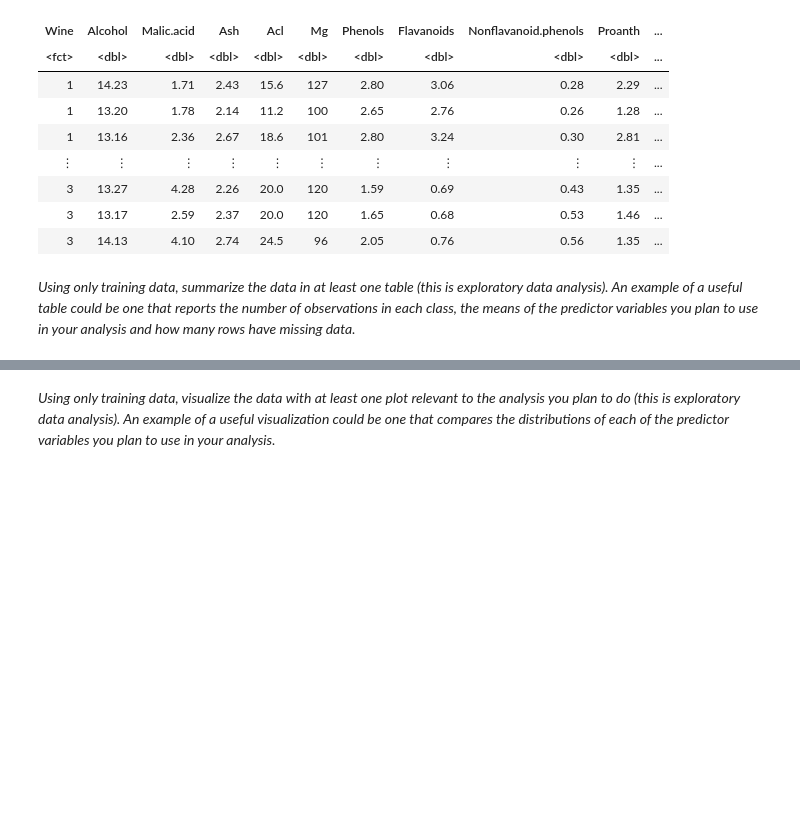
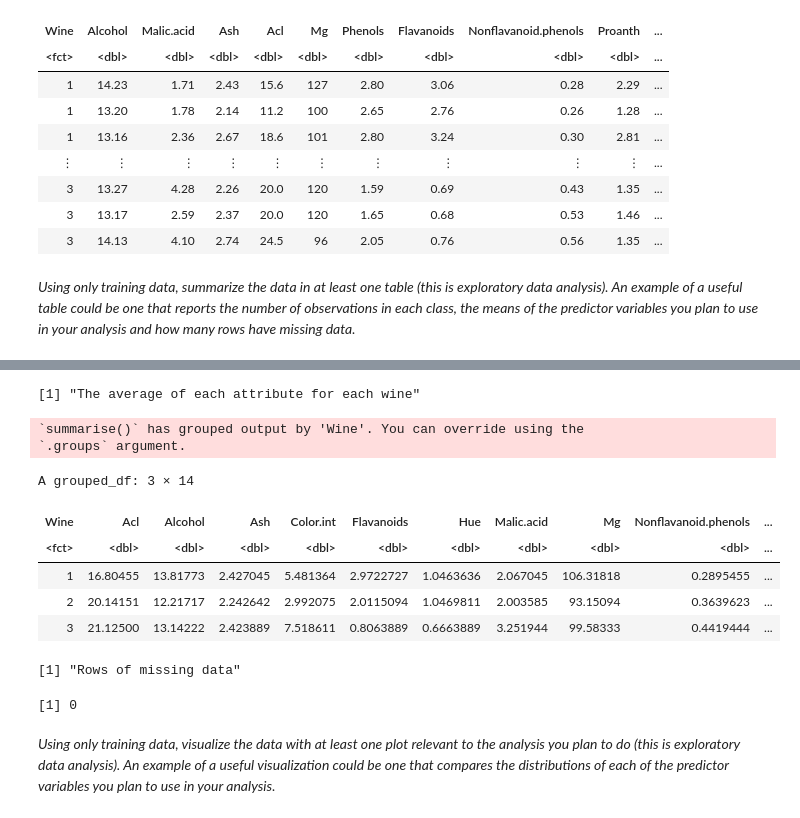
Before and after one commit to HeatherAu/wine_group_project, a Jupyter notebook: main.ipynb, the cells around one changed output, grey strips where cells are left out. Cells and saved outputs as stored; diff of their text form; code cells hidden in the pictures; blank space fills up the shorter version.

```diff
--- a/main.ipynb
+++ b/main.ipynb
@@ -102,3 +99,35 @@ A tibble: 45 × 14
+# %%
+print("The average of each attribute for each wine")
+wine_train_mean <- wine_train |>
+    pivot_longer (
+        cols = Alcohol:Proline,
+        names_to = "attributes",
+        values_to = "values"
+    ) |>
+    group_by (Wine, attributes) |>
+    summarize (average_values = mean (values))|>
+    pivot_wider (
+        names_from = "attributes",
+        values_from = "average_values"
+    )
+wine_train_mean
+# %% [output]
+[1] "The average of each attribute for each wine"
+`summarise()` has grouped output by 'Wine'. You can override using the
+`.groups` argument.
+A grouped_df: 3 × 14
+| Wine | Acl | Alcohol | Ash | Color.int | Flavanoids | Hue | Malic.acid | Mg | Nonflavanoid.phenols | ... |
+| <fct> | <dbl> | <dbl> | <dbl> | <dbl> | <dbl> | <dbl> | <dbl> | <dbl> | <dbl> | ... |
+| 1 | 16.80455 | 13.81773 | 2.427045 | 5.481364 | 2.9722727 | 1.0463636 | 2.067045 | 106.31818 | 0.2895455 | ... |
+| 2 | 20.14151 | 12.21717 | 2.242642 | 2.992075 | 2.0115094 | 1.0469811 | 2.003585 | 93.15094 | 0.3639623 | ... |
+| 3 | 21.12500 | 13.14222 | 2.423889 | 7.518611 | 0.8063889 | 0.6663889 | 3.251944 | 99.58333 | 0.4419444 | ... |
+# %%
+print("Rows of missing data")
+wine_train_na <- sum (is.na(wine_train))
+wine_train_na
+# %% [output]
+[1] "Rows of missing data"
+[1] 0
 # %% [markdown]
 *Using only training data, visualize the data with at least one plot relevant to the analysis you plan to do (this is exploratory data analysis). An example of a useful visualization could be one that compares the distributions of each of the predictor variables you plan to use in your analysis.*
 # %%
```
Also changed, not shown: parts of 2 cells of this notebook, 1 other file.
